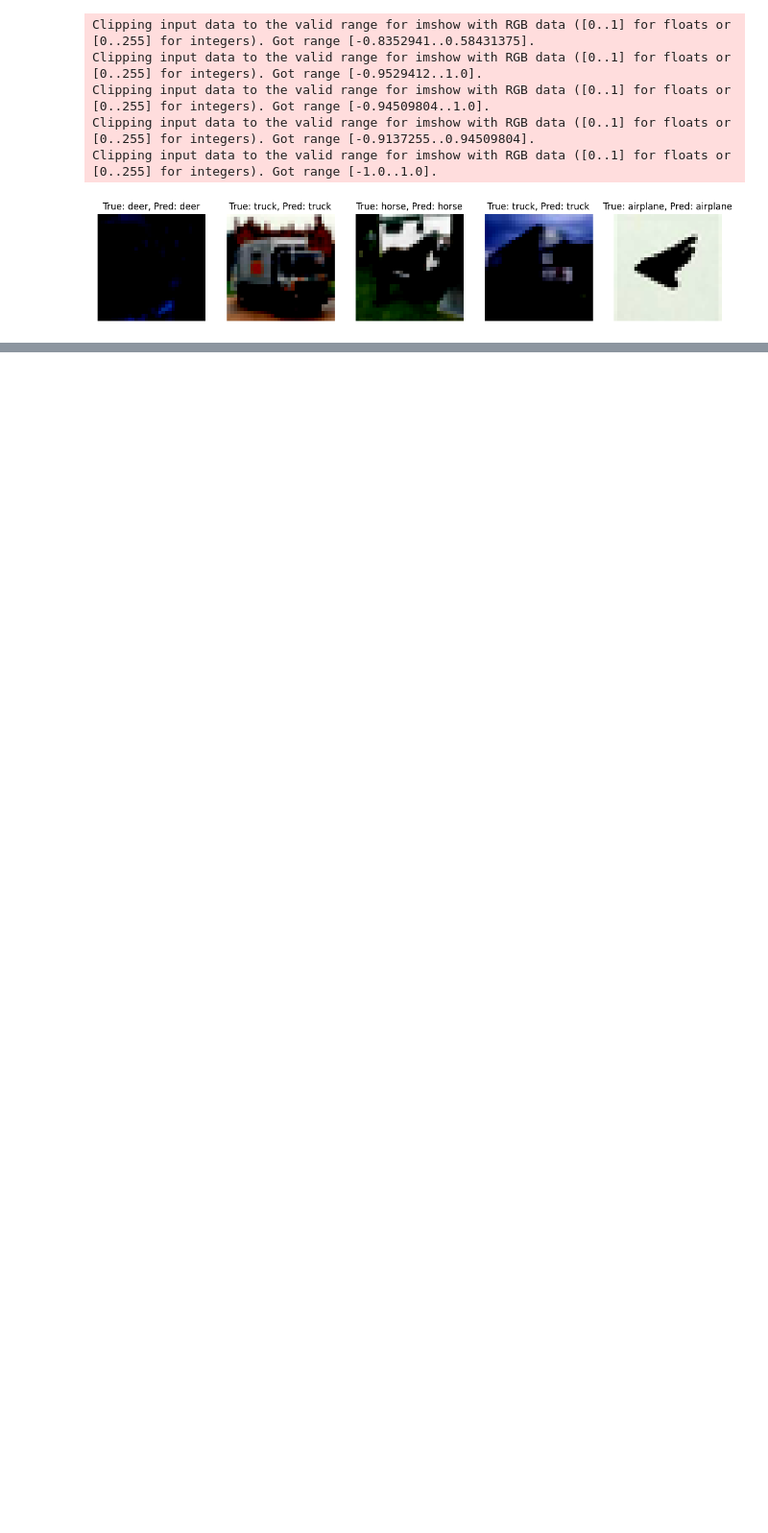
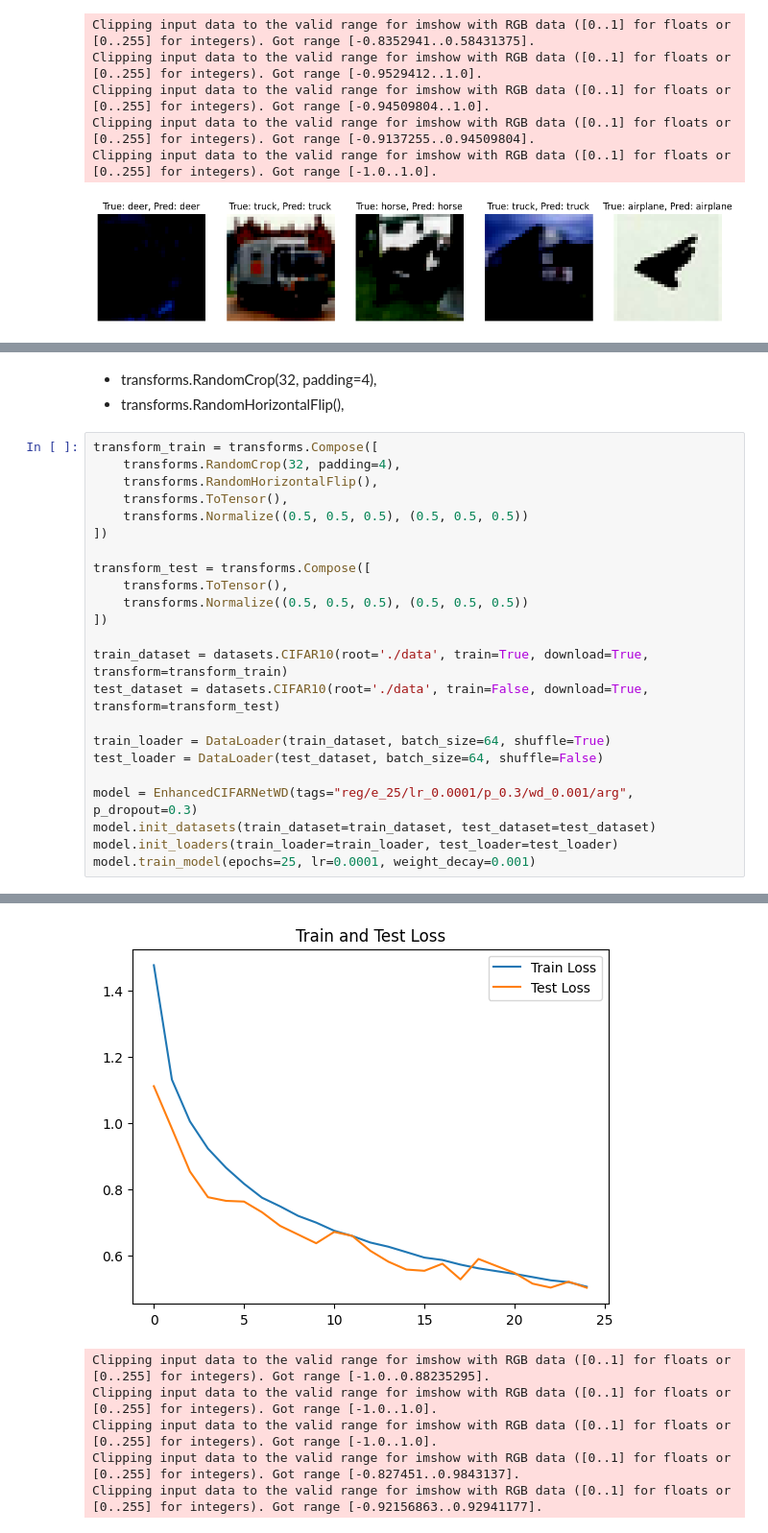
Before and after one commit to yuri-val/rd-colaboratory, a Jupyter notebook: notebooks/lesson_03/regularization.ipynb, the cells around one changed output, grey strips where cells are left out. Shown at 96% size. Cells and saved outputs as stored; diff of their text form; blank space fills up the shorter version.

```diff
--- a/notebooks/lesson_03/regularization.ipynb
+++ b/notebooks/lesson_03/regularization.ipynb
@@ -688,0 +717,27 @@ Clipping input data to the valid range for imshow with RGB data ([0..1] for floa
+# %% [markdown]
++ transforms.RandomCrop(32, padding=4),
++ transforms.RandomHorizontalFlip(),
+# %%
+transform_train = transforms.Compose([
+    transforms.RandomCrop(32, padding=4),
+    transforms.RandomHorizontalFlip(),
+    transforms.ToTensor(),
+    transforms.Normalize((0.5, 0.5, 0.5), (0.5, 0.5, 0.5))
+])
+
+transform_test = transforms.Compose([
+    transforms.ToTensor(),
+    transforms.Normalize((0.5, 0.5, 0.5), (0.5, 0.5, 0.5))
+])
+
+train_dataset = datasets.CIFAR10(root='./data', train=True, download=True, transform=transform_train)
+test_dataset = datasets.CIFAR10(root='./data', train=False, download=True, transform=transform_test)
+
+train_loader = DataLoader(train_dataset, batch_size=64, shuffle=True)
+test_loader = DataLoader(test_dataset, batch_size=64, shuffle=False)
+
+model = EnhancedCIFARNetWD(tags="reg/e_25/lr_0.0001/p_0.3/wd_0.001/arg", p_dropout=0.3)
+model.init_datasets(train_dataset=train_dataset, test_dataset=test_dataset)
+model.init_loaders(train_loader=train_loader, test_loader=test_loader)
+model.train_model(epochs=25, lr=0.0001, weight_decay=0.001)
+# %% [output]
@@ -688,0 +761,6 @@ Clipping input data to the valid range for imshow with RGB data ([0..1] for floa
+[figure, added]
+Clipping input data to the valid range for imshow with RGB data ([0..1] for floats or [0..255] for integers). Got range [-1.0..0.88235295].
+Clipping input data to the valid range for imshow with RGB data ([0..1] for floats or [0..255] for integers). Got range [-1.0..1.0].
+Clipping input data to the valid range for imshow with RGB data ([0..1] for floats or [0..255] for integers). Got range [-1.0..1.0].
+Clipping input data to the valid range for imshow with RGB data ([0..1] for floats or [0..255] for integers). Got range [-0.827451..0.9843137].
+Clipping input data to the valid range for imshow with RGB data ([0..1] for floats or [0..255] for integers). Got range [-0.92156863..0.92941177].
```
Also changed, not shown: parts of 9 cells of this notebook, 2 other files.
